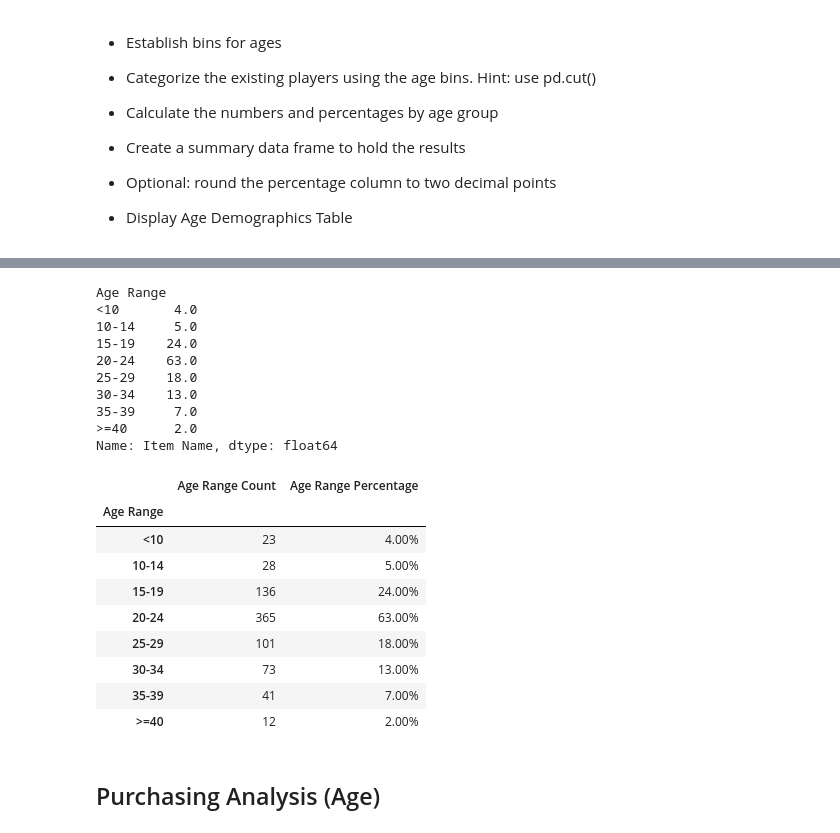
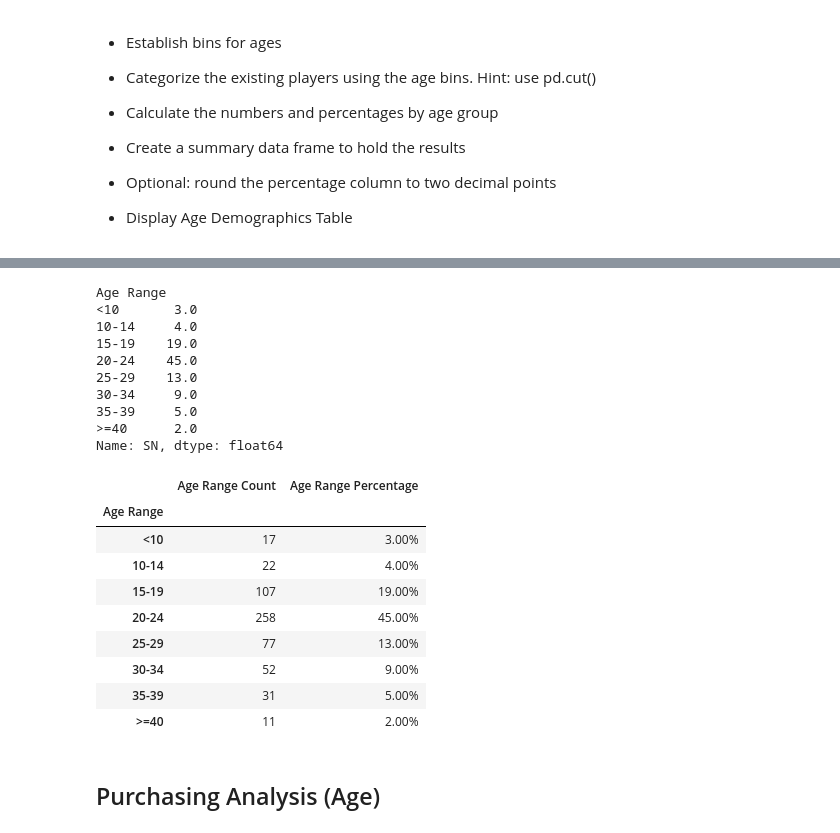
Before and after one commit to skriggs72/Heroes_of_Pymoli, a Jupyter notebook: HeroesOfPymoli/HeroesOfPymoli_starter.ipynb, the cells around one changed output, grey strips where cells are left out. Saved outputs shown, nothing was run; the diff lists cells and outputs as text; code cells hidden in the pictures.

```diff
--- a/HeroesOfPymoli/HeroesOfPymoli_starter.ipynb
+++ b/HeroesOfPymoli/HeroesOfPymoli_starter.ipynb
@@ -236,3 +254,6 @@ gender_analysis_df
 
 
 * Display Age Demographics Table
+# %%
+nonduplicates_df = purchase_data_df.loc[:,["SN", "Age", "Gender"]].drop_duplicates()
+nonduplicates_df
@@ -259,6 +294,6 @@ Name: Age, Length: 780, dtype: category
 Categories (8, object): [<10 < 10-14 < 15-19 < 20-24 < 25-29 < 30-34 < 35-39 < >=40]
 # %%
 #Place the data series into a new column inside of the DataFrame
-purchase_data_df["Age Range"] = pd.cut(purchase_data_df["Age"], bins, labels= age_range_labels)
-purchase_data_df.head()
+nonduplicates_df["Age Range"] = pd.cut(nonduplicates_df["Age"], bins, labels= age_range_labels)
+nonduplicates_df.head()
 # %% [output]
@@ -271,6 +306,7 @@ purchase_data_df.head()
 # %%
 #Calculate number of people in each age range
-age_range_count_df = purchase_data_df.groupby("Age Range")["Item Name"].count()
-age_range_count_df
+age_range_count_df = nonduplicates_df.groupby("Age Range").count()
+age_range_count_sr = age_range_count_df["Age"]
+age_range_count_sr
 # %% [output]
 Age Range
@@ -286,34 +322,34 @@ Name: Item Name, dtype: int64
 # %%
 #Gender Percentage Count
-age_range_percentage_df = round(age_range_count_df/576,2)*100
-age_range_percentage_df.round(2)
+age_range_percentage_df = round(age_range_count_df["SN"]/576,2)*100
+age_range_percentage_df
 # %% [output]
 Age Range
-<10       4.0
-10-14     5.0
-15-19    24.0
-20-24    63.0
-25-29    18.0
-30-34    13.0
-35-39     7.0
+<10       3.0
+10-14     4.0
+15-19    19.0
+20-24    45.0
+25-29    13.0
+30-34     9.0
+35-39     5.0
 >=40      2.0
-Name: Item Name, dtype: float64
+Name: SN, dtype: float64
 # %%
 #Age Range demographics DataFrame.
-gender_demographics_df = pd.DataFrame({"Age Range Count": age_range_count_df,
+gender_demographics_df = pd.DataFrame({"Age Range Count": age_range_count_sr,
                                        "Age Range Percentage":age_range_percentage_df})
 gender_demographics_df.style.format({"Age Range Percentage":"{:.2f}%"})
 # %% [output]
 |  | Age Range Count | Age Range Percentage |
 | Age Range |  |  |
-| <10 | 23 | 4.00% |
-| 10-14 | 28 | 5.00% |
-| 15-19 | 136 | 24.00% |
-| 20-24 | 365 | 63.00% |
-| 25-29 | 101 | 18.00% |
-| 30-34 | 73 | 13.00% |
-| 35-39 | 41 | 7.00% |
-| >=40 | 12 | 2.00% |
+| <10 | 17 | 3.00% |
+| 10-14 | 22 | 4.00% |
+| 15-19 | 107 | 19.00% |
+| 20-24 | 258 | 45.00% |
+| 25-29 | 77 | 13.00% |
+| 30-34 | 52 | 9.00% |
+| 35-39 | 31 | 5.00% |
+| >=40 | 11 | 2.00% |
 # %% [markdown]
 ## Purchasing Analysis (Age)
 # %% [markdown]
```
Also changed, not shown: parts of 17 cells of this notebook.
